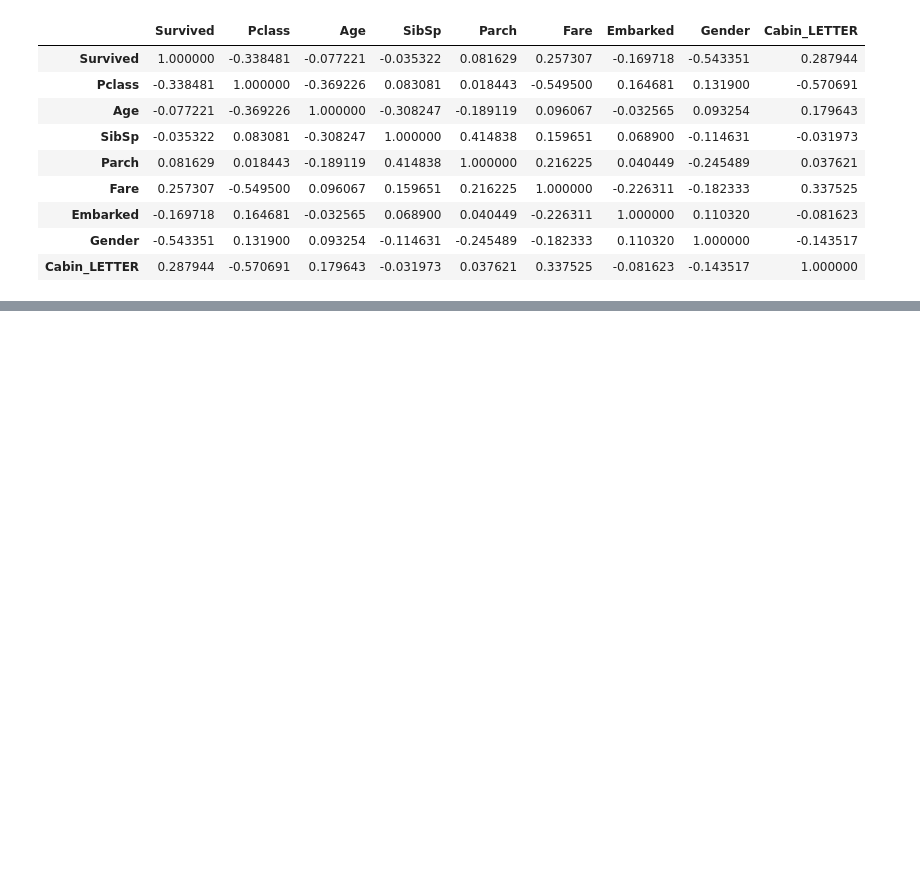
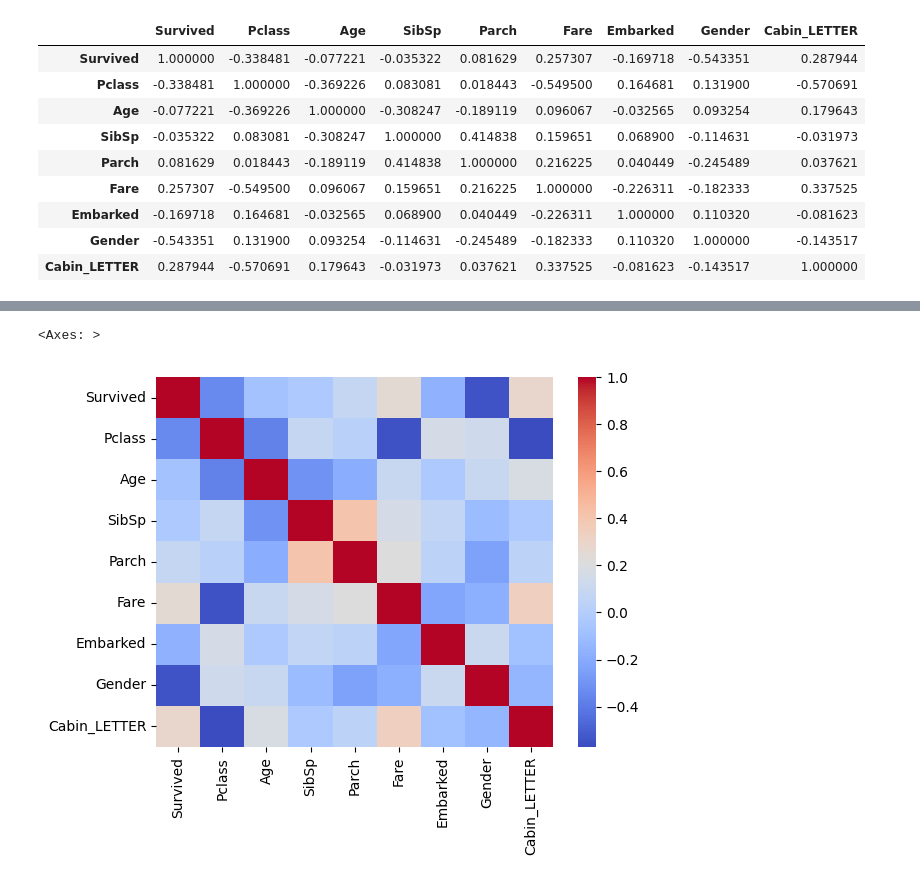
Before and after one commit to sojog/Big-Data-ADR-10-17-18-octombrie-2025, a Jupyter notebook: Ziua2/01.titanic_database.ipynb, the cells around one changed output, grey strips where cells are left out. Drawn from its saved outputs; the diff is of its cells as text; code cells hidden in the pictures; blank space fills up the shorter version.

```diff
--- a/Ziua2/01.titanic_database.ipynb
+++ b/Ziua2/01.titanic_database.ipynb
@@ -368,0 +383,5 @@ numbers_only_df.corr()
+# %%
+sns.heatmap(numbers_only_df.corr(), cmap="coolwarm")
+# %% [output]
+<Axes: >
+[figure, added]
```
Also changed, not shown: parts of 5 cells of this notebook, 3 other files.
